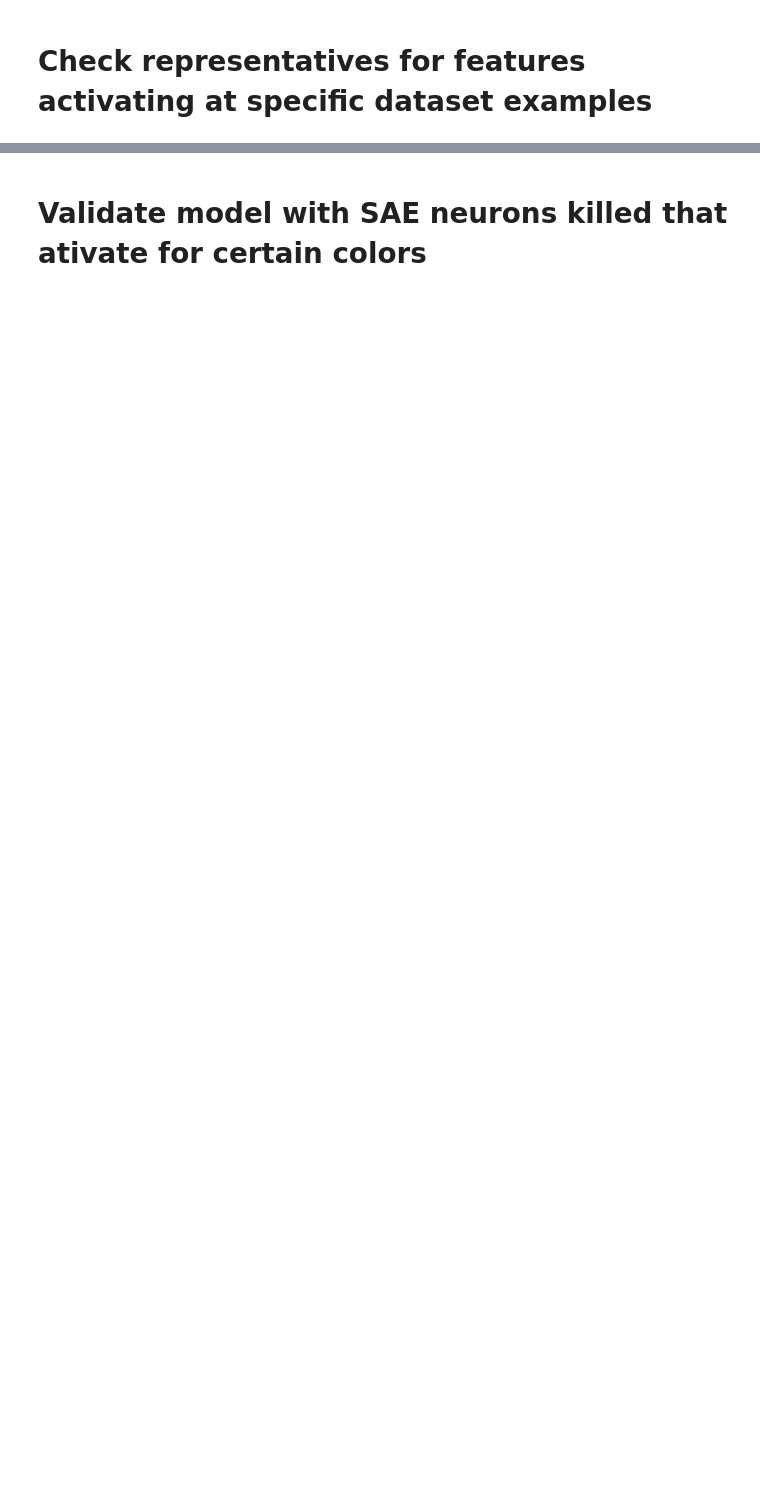
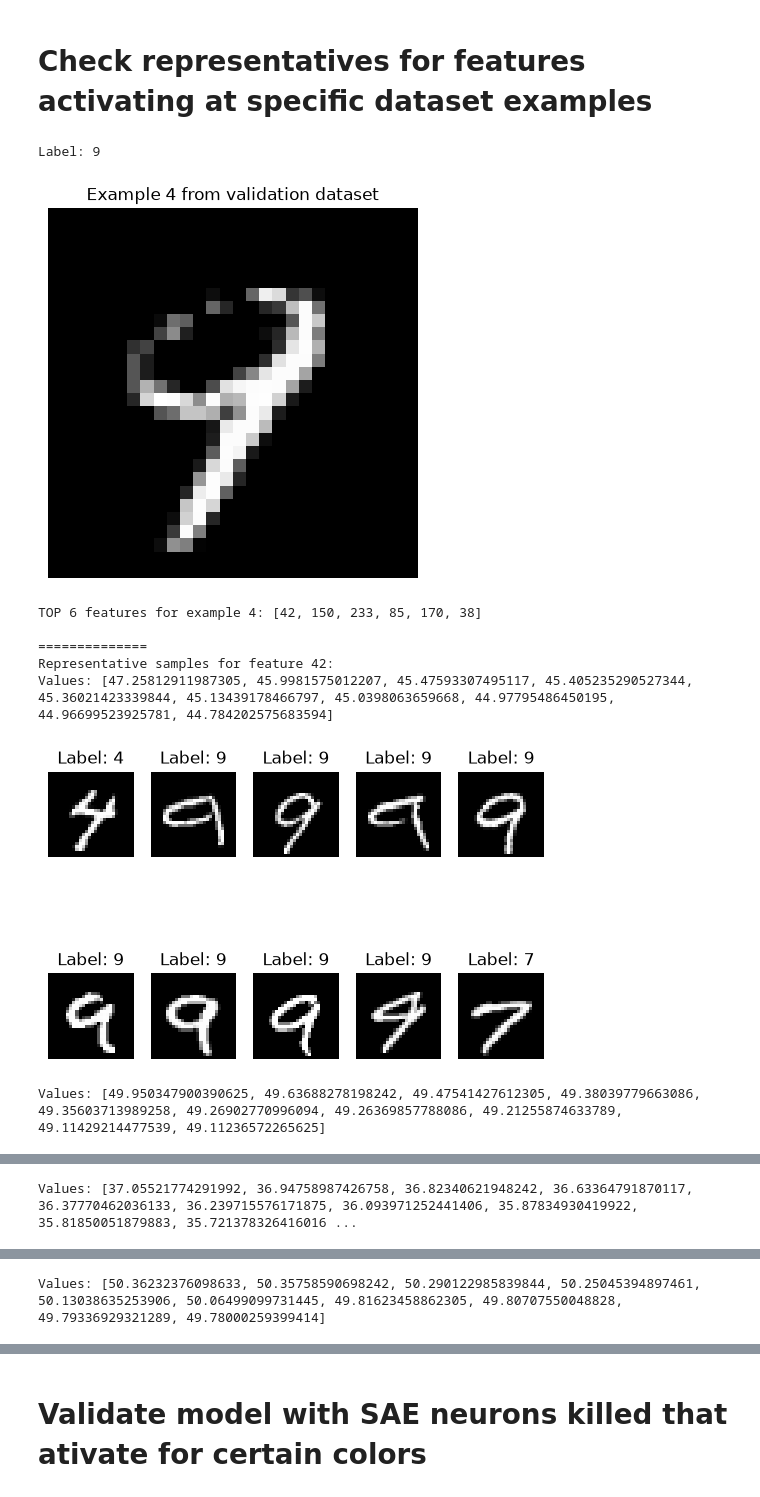
Before and after one commit to PyroX2/Sparse-Autoencoders-for-Vision-in-Pytorch, a Jupyter notebook: notebooks/sae_train.ipynb, the cells around one changed output, grey strips where cells are left out. Saved outputs shown, nothing was run; the diff lists cells and outputs as text; code cells hidden in the pictures; blank space fills up the shorter version.

Commit message:
Add partially interpretable cls and sae models

```diff
--- a/notebooks/sae_train.ipynb
+++ b/notebooks/sae_train.ipynb
@@ -80,2 +99,2 @@ sae_criterion = functools.partial(sae_criterion_fn, alpha=SAE_ALPHA)
 # %%
-train_utils.sae_train(sae_model, sae_train_dataloader, sae_val_dataloader, sae_criterion, sae_optimizer, epochs=30, device=device)
+train_utils.sae_train(sae_model, sae_train_dataloader, sae_val_dataloader, sae_criterion, sae_optimizer, epochs=200, device=device)
@@ -87,7 +123,7 @@ for i in range(10):
 	input, target = val_dataset[i]
 	input = input.to(device)
 	input = input.unsqueeze(0)
-	embedding = model.fc[:SAE_FEATURES_LAYER](input)
+	embedding = model.fc[:SAE_FEATURES_LAYER+1](input)
 
 	output, hidden = sae_model(embedding)
 	values, indices = torch.topk(hidden, SAE_TOPK)
@@ -96,7 +132,7 @@ for i in range(10):
 	input, target = colors_flipped_val_dataset[i]
 	input = input.to(device)
 	input = input.unsqueeze(0)
-	embedding = model.fc[:SAE_FEATURES_LAYER](input)
+	embedding = model.fc[:SAE_FEATURES_LAYER+1](input)
 
 	output, hidden = sae_model(embedding)
 	values, indices = torch.topk(hidden, SAE_TOPK)
@@ -104,6 +161,9 @@ for i in range(10):
 # %%
+from torch.return_types import topk
+
+
 @torch.no_grad()
-def get_representatives(cls_model, sae_model, dataloader, n_representatives=10):
+def get_representatives(cls_model, sae_model, dataloader, n_representatives=10, topk_value=0):
 	"""
 	Given classification model and sae model returns n_representatives examples from dataset which activate each SAE hidden layer neurons the most
 	"""
@@ -119,9 +179,15 @@ def get_representatives(cls_model, sae_model, dataloader, n_representatives=10):
 		inputs = inputs.to(device)
 		bs = inputs.size(0)
 
-		embeddings = cls_model.fc[:SAE_FEATURES_LAYER](inputs)
+		embeddings = cls_model.fc[:SAE_FEATURES_LAYER+1](inputs)
 
 		output, hidden = sae_model(embeddings)
+
+		if topk_value:
+			values, indices = torch.topk(hidden, topk_value, dim=1)
+			sparse_hidden = torch.zeros_like(hidden)
+			sparse_hidden.scatter_(1, indices, values)
+			hidden = sparse_hidden
 
 		batch_indices = torch.arange(current_img_offset, current_img_offset + bs, device=device)
 
@@ -146,9 +212,9 @@ def get_representatives(cls_model, sae_model, dataloader, n_representatives=10):
 # %%
 n_representatives = 10
 
-clean_val_representatives, clean_val_top_values = get_representatives(model, sae_model, clean_val_dataloader, n_representatives)
-fully_colored_val_representatives, fully_colored_val_top_values = get_representatives(model, sae_model, fully_colored_val_dataloader, n_representatives)
-colors_flipped_val_representatives, colors_flipped_val_top_values = get_representatives(model, sae_model, colors_flipped_val_dataloader, n_representatives)
+clean_val_representatives, clean_val_top_values = get_representatives(model, sae_model, clean_val_dataloader, n_representatives, topk_value=SAE_TOPK)
+fully_colored_val_representatives, fully_colored_val_top_values = get_representatives(model, sae_model, fully_colored_val_dataloader, n_representatives, topk_value=SAE_TOPK)
+colors_flipped_val_representatives, colors_flipped_val_top_values = get_representatives(model, sae_model, colors_flipped_val_dataloader, n_representatives, topk_value=SAE_TOPK)
 # %%
 neurons_to_show = min(5, SAE_HIDDEN_DIM)
 print(f"Showing representative samples for {neurons_to_show} out of {SAE_HIDDEN_DIM} sae neurons")
@@ -161,31 +242,41 @@ for neuron_idx in range(neurons_to_show):
 # %% [markdown]
 # Check representatives for features activating at specific dataset examples
 # %%
-example_idx = 2
-top_k = 5
+example_idx = 4
+top_k = SAE_TOPK
 experiment_dataset = clean_val_dataset  # Change this to colors_flipped_val_dataset to test on the colors flipped dataset
 
 print(f"Label: {experiment_dataset[example_idx][1]}")
 
 inputs = experiment_dataset[example_idx][0].unsqueeze(0).to(device)
-sae_input = model.fc[:SAE_FEATURES_LAYER](inputs)
+sae_input = model.fc[:SAE_FEATURES_LAYER+1](inputs)
 
 sae_output, sae_hidden = sae_model(sae_input)
 topk_features = torch.topk(sae_hidden, top_k).indices.squeeze().tolist()
 
 plt.imshow(inputs.squeeze().cpu().permute(1, 2, 0))
 plt.axis('off')
 plt.title(f"Example {example_idx} from validation dataset")
 plt.show()
 
 print(f"TOP {top_k} features for example {example_idx}: {topk_features}")
 
 for i in range(top_k):
     print("\n==============")
     print(f"Representative samples for feature {topk_features[i]}:")
     print(f"Values: {clean_val_top_values[topk_features[i]].tolist()}")
     plot_utils.show_from_dataset(clean_val_dataset, clean_val_representatives[topk_features[i]].tolist())
     print(f"Values: {fully_colored_val_top_values[topk_features[i]].tolist()}")
     plot_utils.show_from_dataset(fully_colored_val_dataset, fully_colored_val_representatives[topk_features[i]].tolist())
     print(f"Values: {colors_flipped_val_top_values[topk_features[i]].tolist()}")
     plot_utils.show_from_dataset(colors_flipped_val_dataset, colors_flipped_val_representatives[topk_features[i]].tolist())
+# %% [output]
+Label: 9
+[figure, added]
+TOP 6 features for example 4: [42, 150, 233, 85, 170, 38]
+
+==============
+Representative samples for feature 42:
+Values: [47.25812911987305, 45.9981575012207, 45.47593307495117, 45.405235290527344, 45.36021423339844, 45.13439178466797, 45.0398063659668, 44.97795486450195, 44.96699523925781, 44.784202575683594]
+[figure, added]
+Values: [49.950347900390625, 49.63688278198242, 49.47541427612305, 49.38039779663086, 49.35603713989258, 49.26902770996094, 49.26369857788086, 49.21255874633789, 49.11429214477539, 49.11236572265625]
@@ -191,0 +284 @@ for i in range(top_k):
+Values: [37.05521774291992, 36.94758987426758, 36.82340621948242, 36.63364791870117, 36.37770462036133, 36.239715576171875, 36.093971252441406, 35.87834930419922, 35.81850051879883, 35.721378326416016 ...
@@ -191,0 +290 @@ for i in range(top_k):
+Values: [50.36232376098633, 50.35758590698242, 50.290122985839844, 50.25045394897461, 50.13038635253906, 50.06499099731445, 49.81623458862305, 49.80707550048828, 49.79336929321289, 49.78000259399414]
```
Also changed, not shown: parts of 16 cells of this notebook, 6 other files.
